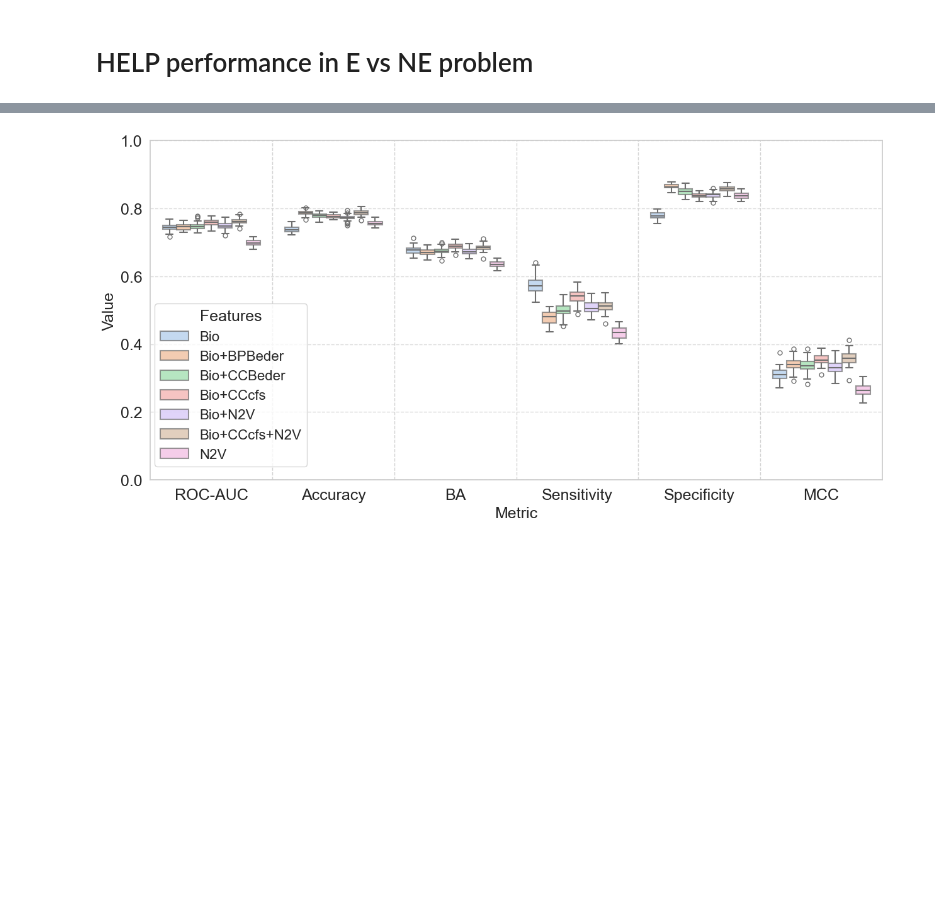
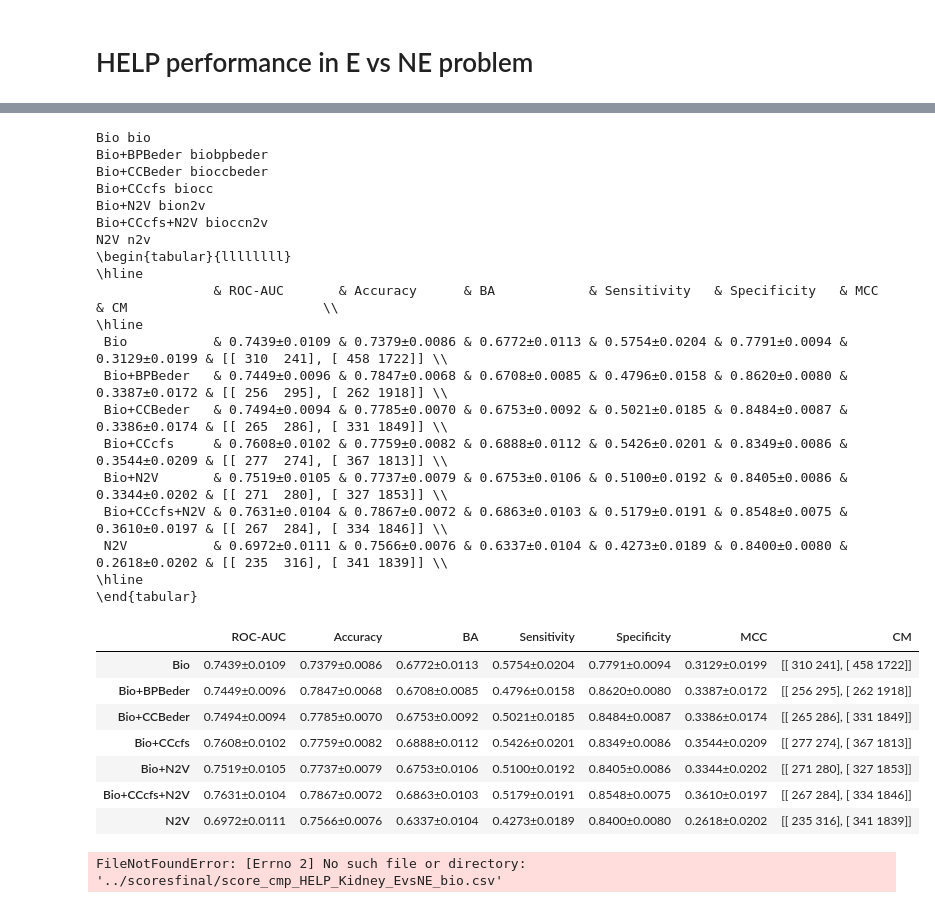
Before and after one commit to giordamaug/HELP, a Jupyter notebook: help/notebooks/score_boxplot.ipynb, the cells around one changed output, grey strips where cells are left out. Drawn from its saved outputs; the diff is of its cells as text; code cells hidden in the pictures; blank space fills up the shorter version.

```diff
--- a/help/notebooks/score_boxplot.ipynb
+++ b/help/notebooks/score_boxplot.ipynb
@@ -3,26 +56,79 @@
+# %%
+import pandas as pd
+from tabulate import tabulate
+import os
+scorepath = '../scoresfinal'
+method1 = 'HELP'
+tissue = 'Lung'
+problem = 'AEvsSNE'
+df_p = pd.DataFrame()
+features = ["Bio", "Bio+BPBeder", "Bio+CCBeder", "Bio+CCcfs", "Bio+N2V", "Bio+CCcfs+N2V", "N2V"]
+suffixes = ['bio', 'biobpbeder', 'bioccbeder', 'biocc', 'bion2v', 'bioccn2v','n2v']
+for feature, suffix in zip(features,suffixes):
+    print(feature, suffix)
+    df = pd.read_csv(os.path.join(scorepath, f"score_{method1}_{tissue}_{problem}_{suffix}.csv"))
+    metrics = df.drop(columns=['CM']).columns
+    means, stds = df.drop(columns=['CM']).mean(), df.drop(columns=['CM']).std()
+    row_df = pd.DataFrame([[f"{means[m]:.4f}±{stds[m]:.4f}" for m in metrics]], columns=metrics, index=[feature])
+    row_df['CM'] = df['CM'].values[0].replace('\n', ',')
+    df_p = pd.concat([df_p, row_df])
+
+print(tabulate(df_p, headers=df_p.columns, tablefmt="latex"))
+df_p
+# %% [output]
+Bio bio
+Bio+BPBeder biobpbeder
+Bio+CCBeder bioccbeder
+Bio+CCcfs biocc
+Bio+N2V bion2v
+Bio+CCcfs+N2V bioccn2v
+N2V n2v
+\begin{tabular}{llllllll}
+\hline
+               & ROC-AUC       & Accuracy      & BA            & Sensitivity   & Specificity   & MCC           & CM                         \\
+\hline
+ Bio           & 0.7439±0.0109 & 0.7379±0.0086 & 0.6772±0.0113 & 0.5754±0.0204 & 0.7791±0.0094 & 0.3129±0.0199 & [[ 310  241], [ 458 1722]] \\
+ Bio+BPBeder   & 0.7449±0.0096 & 0.7847±0.0068 & 0.6708±0.0085 & 0.4796±0.0158 & 0.8620±0.0080 & 0.3387±0.0172 & [[ 256  295], [ 262 1918]] \\
+ Bio+CCBeder   & 0.7494±0.0094 & 0.7785±0.0070 & 0.6753±0.0092 & 0.5021±0.0185 & 0.8484±0.0087 & 0.3386±0.0174 & [[ 265  286], [ 331 1849]] \\
+ Bio+CCcfs     & 0.7608±0.0102 & 0.7759±0.0082 & 0.6888±0.0112 & 0.5426±0.0201 & 0.8349±0.0086 & 0.3544±0.0209 & [[ 277  274], [ 367 1813]] \\
+ Bio+N2V       & 0.7519±0.0105 & 0.7737±0.0079 & 0.6753±0.0106 & 0.5100±0.0192 & 0.8405±0.0086 & 0.3344±0.0202 & [[ 271  280], [ 327 1853]] \\
+ Bio+CCcfs+N2V & 0.7631±0.0104 & 0.7867±0.0072 & 0.6863±0.0103 & 0.5179±0.0191 & 0.8548±0.0075 & 0.3610±0.0197 & [[ 267  284], [ 334 1846]] \\
+ N2V           & 0.6972±0.0111 & 0.7566±0.0076 & 0.6337±0.0104 & 0.4273±0.0189 & 0.8400±0.0080 & 0.2618±0.0202 & [[ 235  316], [ 341 1839]] \\
+\hline
+\end{tabular}
+|  | ROC-AUC | Accuracy | BA | Sensitivity | Specificity | MCC | CM |
+| Bio | 0.7439±0.0109 | 0.7379±0.0086 | 0.6772±0.0113 | 0.5754±0.0204 | 0.7791±0.0094 | 0.3129±0.0199 | [[ 310 241], [ 458 1722]] |
+| Bio+BPBeder | 0.7449±0.0096 | 0.7847±0.0068 | 0.6708±0.0085 | 0.4796±0.0158 | 0.8620±0.0080 | 0.3387±0.0172 | [[ 256 295], [ 262 1918]] |
+| Bio+CCBeder | 0.7494±0.0094 | 0.7785±0.0070 | 0.6753±0.0092 | 0.5021±0.0185 | 0.8484±0.0087 | 0.3386±0.0174 | [[ 265 286], [ 331 1849]] |
+| Bio+CCcfs | 0.7608±0.0102 | 0.7759±0.0082 | 0.6888±0.0112 | 0.5426±0.0201 | 0.8349±0.0086 | 0.3544±0.0209 | [[ 277 274], [ 367 1813]] |
+| Bio+N2V | 0.7519±0.0105 | 0.7737±0.0079 | 0.6753±0.0106 | 0.5100±0.0192 | 0.8405±0.0086 | 0.3344±0.0202 | [[ 271 280], [ 327 1853]] |
+| Bio+CCcfs+N2V | 0.7631±0.0104 | 0.7867±0.0072 | 0.6863±0.0103 | 0.5179±0.0191 | 0.8548±0.0075 | 0.3610±0.0197 | [[ 267 284], [ 334 1846]] |
+| N2V | 0.6972±0.0111 | 0.7566±0.0076 | 0.6337±0.0104 | 0.4273±0.0189 | 0.8400±0.0080 | 0.2618±0.0202 | [[ 235 316], [ 341 1839]] |
 # %%
 import pandas as pd
 import seaborn as sns
 import matplotlib.pyplot as plt
 import os
 
-tissue = 'Lung'
-problem = 'AEvsSNE'
+tissue = 'Kidney'
+problem = 'EvsNE'
 method1 = 'HELP'
 method2 = 'AdAM'
 method3 = 'FiPer'
 method4 = 'OGEE'
+methods = ['HELP', 'AdAM', 'FiPer', 'OGEE']
+aliases = ['HELP', 'ADaM', 'FiPer', 'OGEE']
 
-scorepath = '../scores'
-features = ["Bio", "Bio+BPBeder", "Bio+CCBeder", "Bio+CCcfs", "Bio+N2V", "Bio+CCcfs+N2V", "N2V"]
-suffixes = ['bio', 'biobpbeder', 'bioccbeder', 'biocc', 'bion2v', 'bioccn2v','n2v']
-
+scorepath = '../scoresfinal'
+features = ["Bio", "Bio+N2V"]
+suffixes = ['bio', 'bion2v']
 # Upload input datasets
 dfs = []
 for feature,suffix in zip(features,suffixes):
-    df_tmp = pd.read_csv(os.path.join(scorepath, f"score_{method1}_{tissue}_{problem}_{suffix}.csv")).drop("CM", axis=1)
-    df_tmp['Feature'] = feature
-    dfs += [df_tmp]
+    for method,alias in zip(methods,aliases):
+        df_tmp = pd.read_csv(os.path.join(scorepath, f"score_cmp_{method}_{tissue}_{problem}_{suffix}.csv")).drop("CM", axis=1)
+        df_tmp['Feature'] = f'{alias} {feature}'
+        dfs += [df_tmp]
 
 # Merge datasets and modify the dataframe for boxplot generation
 Scores = pd.concat(dfs)
@@ -42,15 +148,16 @@ plt.xlabel("Metric", fontsize=18)
 plt.xticks(fontsize=18)
 plt.yticks(fontsize=18)
 plt.ylabel("Value", fontsize=18)
-plt.legend(title="Features", fontsize="16", title_fontsize="18", loc="upper center", bbox_to_anchor=(0.11, 0.54))
+plt.legend(title="Features", fontsize="16", title_fontsize="18", loc="upper center", bbox_to_anchor=(0.11, 0.6))
 plt.grid(axis="y", linestyle="--", alpha=0.7)
 
 # Add vertical lines between groups of metric values
 unique_metrics = Scores["Metric"].unique()
 for i in range(1, len(unique_metrics)):
     plt.axvline(x=i - 0.5, color='lightgray', linestyle='--', linewidth=1)
+
 plt.show()
 # %% [output]
-[figure, removed]
+FileNotFoundError: [Errno 2] No such file or directory: '../scoresfinal/score_cmp_HELP_Kidney_EvsNE_bio.csv'
 # %%
 import pandas as pd
```
Also changed, not shown: parts of 4 cells of this notebook, 9 other files.
